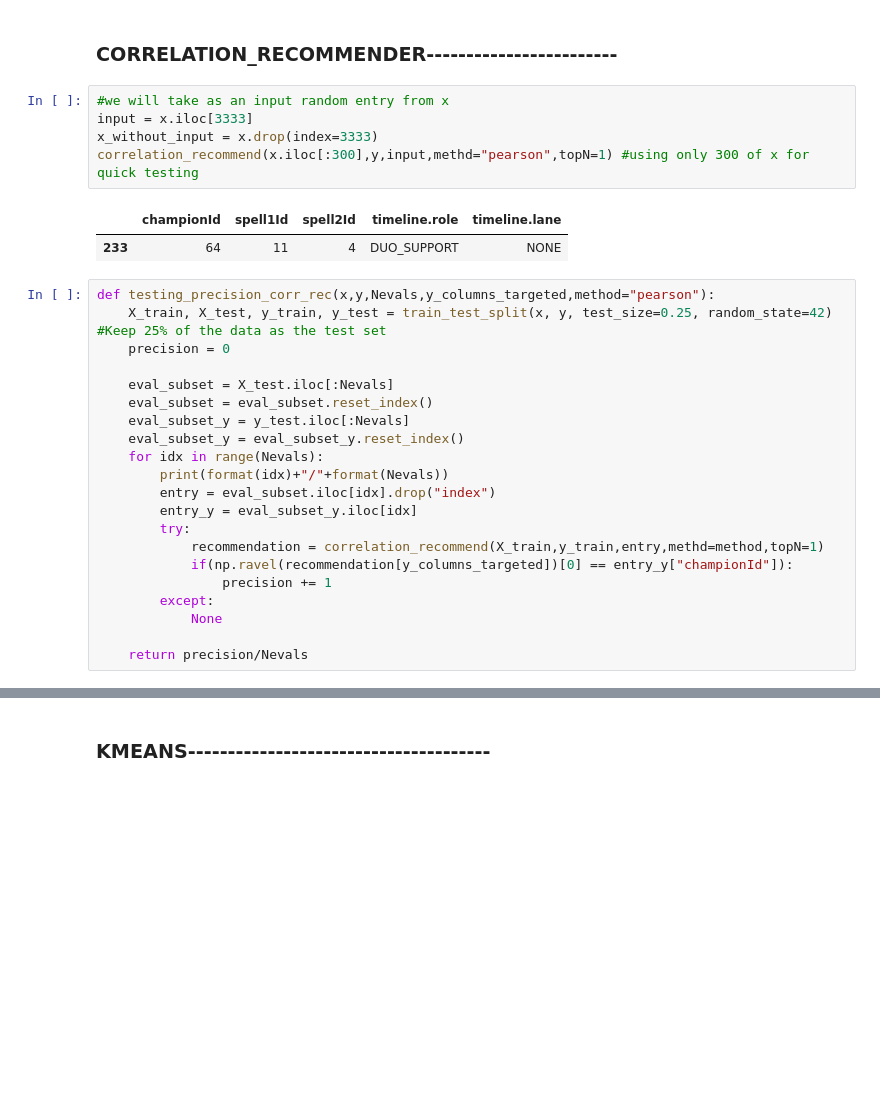
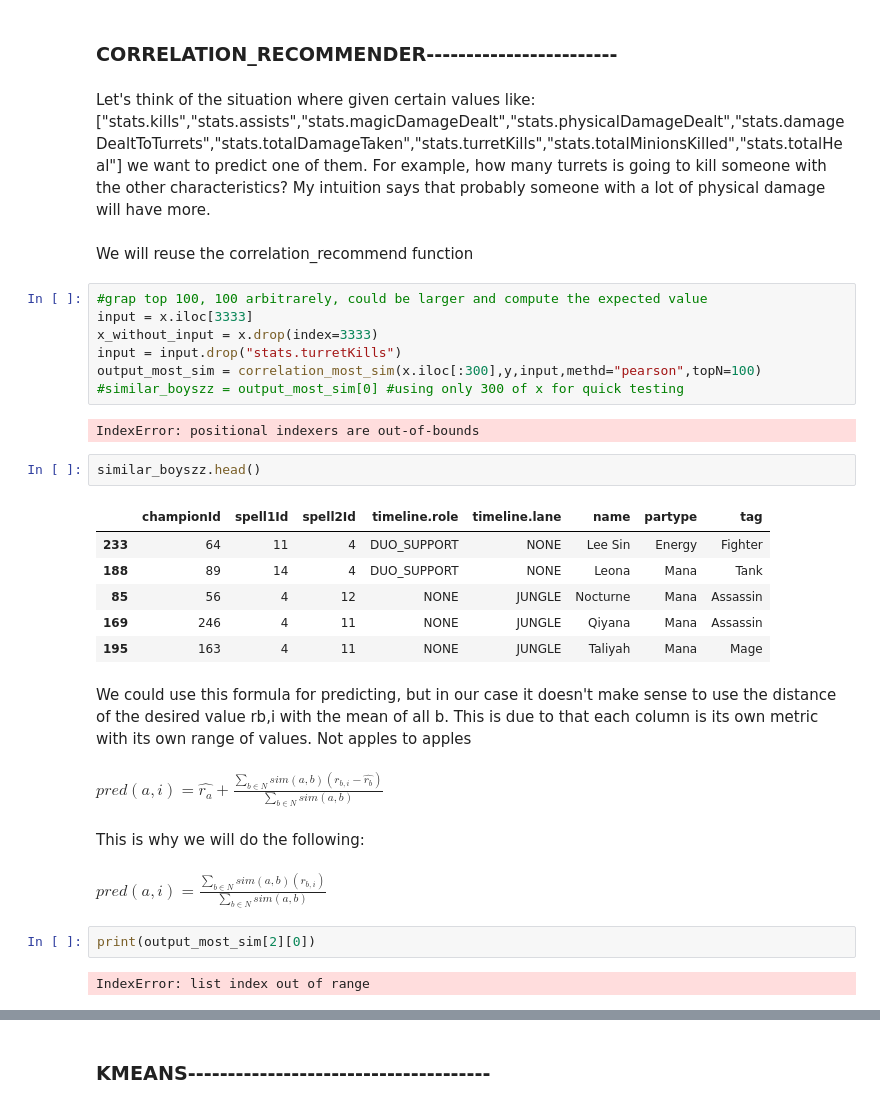
Before and after one commit to Haradai/lol-datascience-project, a Jupyter notebook: Models.ipynb, the cells around one changed output, grey strips where cells are left out. Cells and saved outputs as stored; diff of their text form; blank space fills up the shorter version.

```diff
--- a/Models.ipynb
+++ b/Models.ipynb
@@ -316,31 +354,39 @@ results_df[results_df["precision_test"]>0.6]
 # %% [markdown]
 ### CORRELATION_RECOMMENDER------------------------
+# %% [markdown]
+Let's think of the situation where given certain values like:
+["stats.kills","stats.assists","stats.magicDamageDealt","stats.physicalDamageDealt","stats.damageDealtToTurrets","stats.totalDamageTaken","stats.turretKills","stats.totalMinionsKilled","stats.totalHeal"] we want to predict one of them.
+For example, how many turrets is going to kill someone with the other characteristics?
+My intuition says that probably someone with a lot of physical damage will have more.
+# %% [markdown]
+We will reuse the correlation_recommend function
 # %%
-#we will take as an input random entry from x
+#grap top 100, 100 arbitrarely, could be larger and compute the expected value
 input = x.iloc[3333]
 x_without_input = x.drop(index=3333)
-correlation_recommend(x.iloc[:300],y,input,methd="pearson",topN=1) #using only 300 of x for quick testing
+input = input.drop("stats.turretKills")
+output_most_sim = correlation_most_sim(x.iloc[:300],y,input,methd="pearson",topN=100)
+#similar_boyszz = output_most_sim[0] #using only 300 of x for quick testing
 # %% [output]
-|  | championId | spell1Id | spell2Id | timeline.role | timeline.lane |
-| 233 | 64 | 11 | 4 | DUO_SUPPORT | NONE |
+IndexError: positional indexers are out-of-bounds
-# %%
-def testing_precision_corr_rec(x,y,Nevals,y_columns_targeted,method="pearson"):
-    X_train, X_test, y_train, y_test = train_test_split(x, y, test_size=0.25, random_state=42) #Keep 25% of the data as the test set
-    precision = 0
-
-    eval_subset = X_test.iloc[:Nevals]
-    eval_subset = eval_subset.reset_index()
-    eval_subset_y = y_test.iloc[:Nevals]
-    eval_subset_y = eval_subset_y.reset_index()
-    for idx in range(Nevals):
-        print(format(idx)+"/"+format(Nevals))
-        entry = eval_subset.iloc[idx].drop("index")
-        entry_y = eval_subset_y.iloc[idx]
-        try:
-            recommendation = correlation_recommend(X_train,y_train,entry,methd=method,topN=1)
-            if(np.ravel(recommendation[y_columns_targeted])[0] == entry_y["championId"]):
-                precision += 1
-        except:
-            None
-
-    return precision/Nevals
+# %%
+similar_boyszz.head()
+# %% [output]
+|  | championId | spell1Id | spell2Id | timeline.role | timeline.lane | name | partype | tag |
+| 233 | 64 | 11 | 4 | DUO_SUPPORT | NONE | Lee Sin | Energy | Fighter |
+| 188 | 89 | 14 | 4 | DUO_SUPPORT | NONE | Leona | Mana | Tank |
+| 85 | 56 | 4 | 12 | NONE | JUNGLE | Nocturne | Mana | Assassin |
+| 169 | 246 | 4 | 11 | NONE | JUNGLE | Qiyana | Mana | Assassin |
+| 195 | 163 | 4 | 11 | NONE | JUNGLE | Taliyah | Mana | Mage |
+# %% [markdown]
+We could use this formula for predicting, but in our case it doesn't make sense to use the distance of the desired value rb,i with the mean of all b. This is due to that each column is its own metric with its own range of values. Not apples to apples
+# %% [markdown]
+$ pred(a, i) = \hat{r_a} + \frac{\sum_{b \in N} sim(a, b) (r_{b,i} - \hat{r_b})}{\sum_{b \in N} sim(a,b)} $
+# %% [markdown]
+This is why we will do the following:
+# %% [markdown]
+$ pred(a, i) = \frac{\sum_{b \in N} sim(a, b) (r_{b,i})}{\sum_{b \in N} sim(a,b)} $
+# %%
+print(output_most_sim[2][0])
+# %% [output]
+IndexError: list index out of range
```
Also changed, not shown: parts of 10 cells of this notebook.
